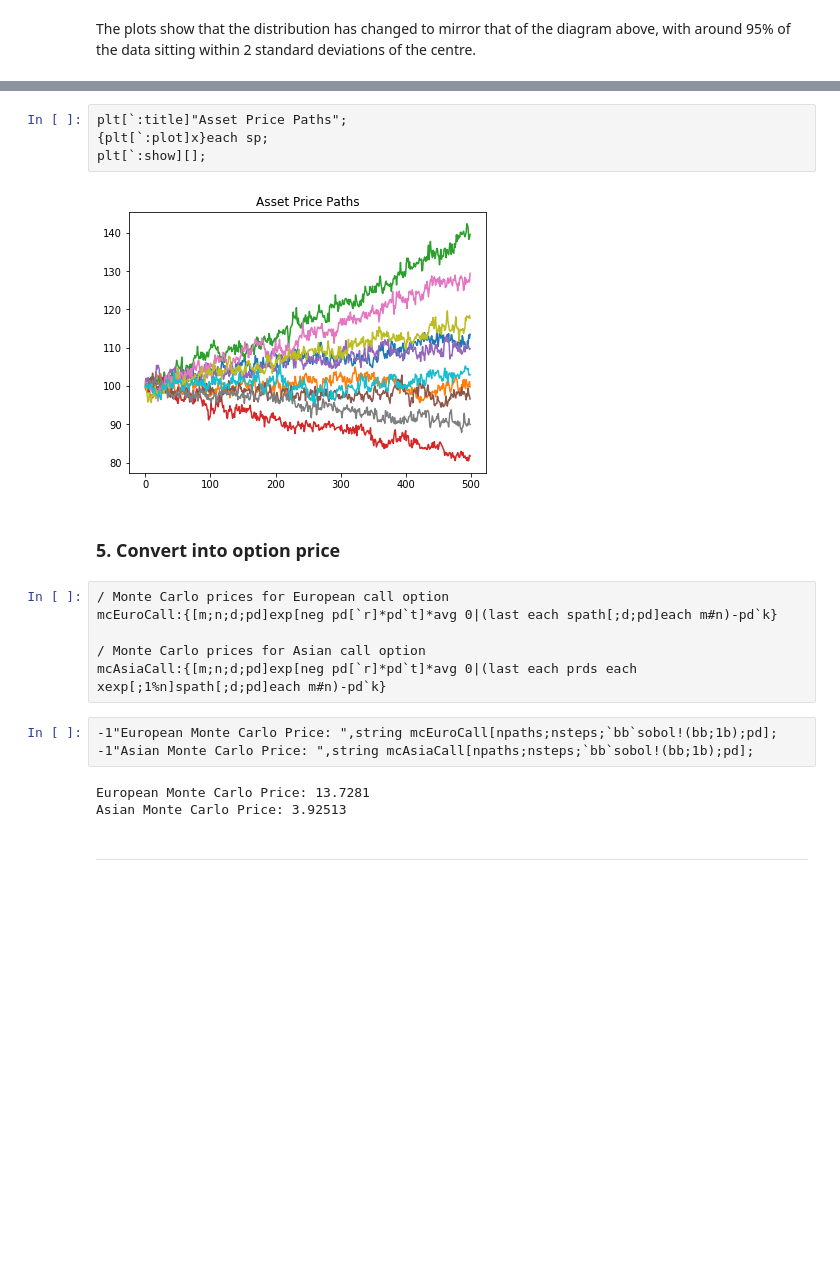
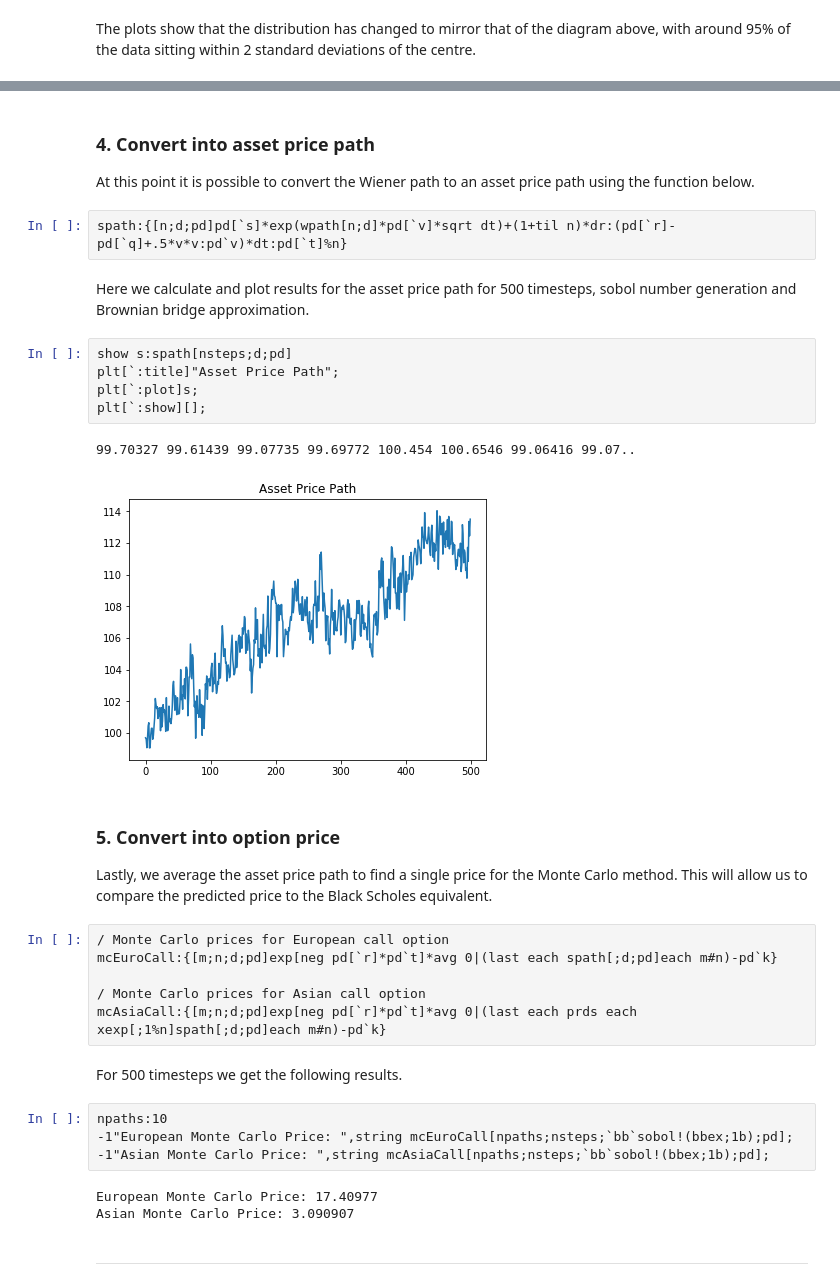
Before and after one commit to dmorgankx/optionpricing, a Jupyter notebook: SobolOptionPricing.ipynb, the cells around one changed output, grey strips where cells are left out. Cells and saved outputs as stored; diff of their text form; blank space fills up the shorter version.

```diff
--- a/SobolOptionPricing.ipynb
+++ b/SobolOptionPricing.ipynb
@@ -279,22 +273,37 @@ show sp:spath[;`bb`sobol!(bb;1b);pd]each npaths#nsteps
+# %% [markdown]
+### 4. Convert into asset price path
+
+At this point it is possible to convert the Wiener path to an asset price path using the function below.
+# %%
+spath:{[n;d;pd]pd[`s]*exp(wpath[n;d]*pd[`v]*sqrt dt)+(1+til n)*dr:(pd[`r]-pd[`q]+.5*v*v:pd`v)*dt:pd[`t]%n}
+# %% [markdown]
+Here we calculate and plot results for the asset price path for 500 timesteps, sobol number generation and Brownian bridge approximation.
 # %%
-plt[`:title]"Asset Price Paths";
-{plt[`:plot]x}each sp;
+show s:spath[nsteps;d;pd]
+plt[`:title]"Asset Price Path";
+plt[`:plot]s;
 plt[`:show][];
 # %% [output]
+99.70327 99.61439 99.07735 99.69772 100.454 100.6546 99.06416 99.07..
-[figure, old version]
+[figure, new version]
-# %% [markdown]
-### 5. Convert into option price
+# %% [markdown]
+### 5. Convert into option price
+
+Lastly, we average the asset price path to find a single price for the Monte Carlo method. This will allow us to compare the predicted price to the Black Scholes equivalent.
 # %%
 / Monte Carlo prices for European call option
 mcEuroCall:{[m;n;d;pd]exp[neg pd[`r]*pd`t]*avg 0|(last each spath[;d;pd]each m#n)-pd`k}
 
 / Monte Carlo prices for Asian call option
 mcAsiaCall:{[m;n;d;pd]exp[neg pd[`r]*pd`t]*avg 0|(last each prds each xexp[;1%n]spath[;d;pd]each m#n)-pd`k}
+# %% [markdown]
+For 500 timesteps we get the following results.
 # %%
--1"European Monte Carlo Price: ",string mcEuroCall[npaths;nsteps;`bb`sobol!(bb;1b);pd];
--1"Asian Monte Carlo Price: ",string mcAsiaCall[npaths;nsteps;`bb`sobol!(bb;1b);pd];
+npaths:10
+-1"European Monte Carlo Price: ",string mcEuroCall[npaths;nsteps;`bb`sobol!(bbex;1b);pd];
+-1"Asian Monte Carlo Price: ",string mcAsiaCall[npaths;nsteps;`bb`sobol!(bbex;1b);pd];
 # %% [output]
-European Monte Carlo Price: 13.7281
-Asian Monte Carlo Price: 3.92513
+European Monte Carlo Price: 17.40977
+Asian Monte Carlo Price: 3.090907
 # %% [markdown]
 ---
```
Also changed, not shown: parts of 30 cells of this notebook.
